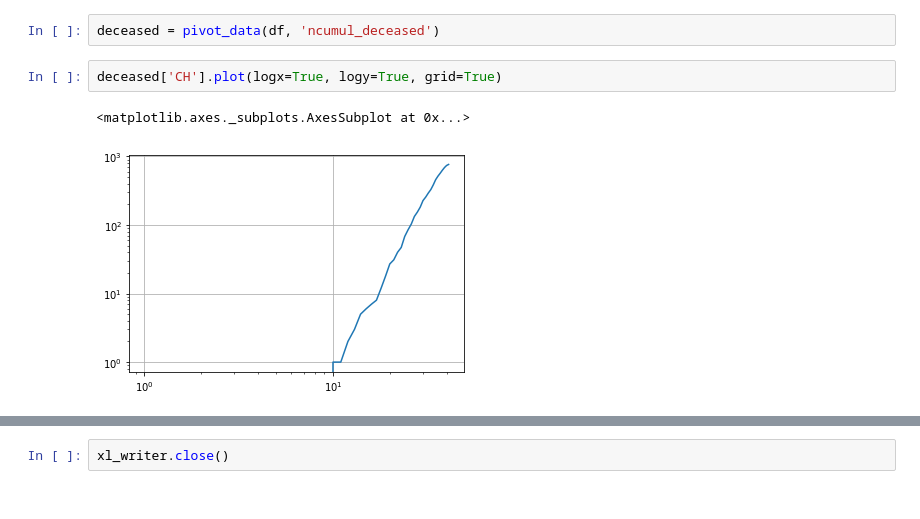
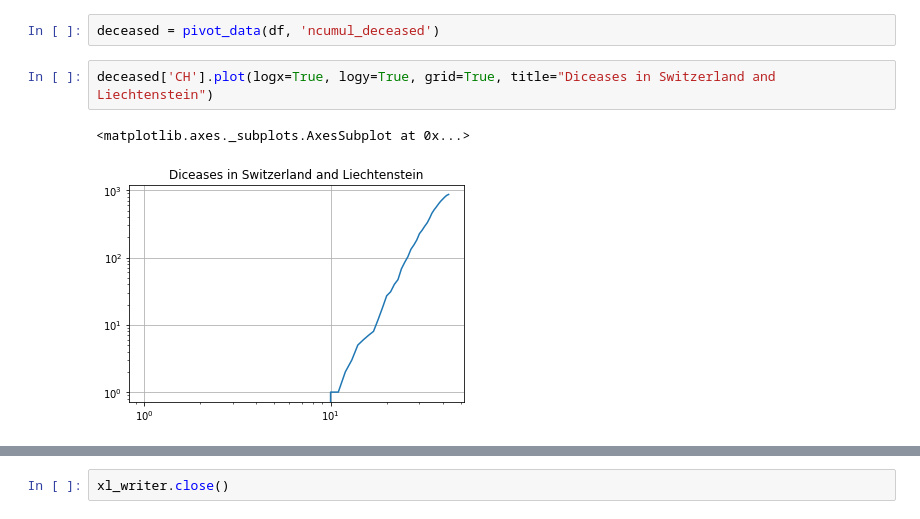
Before and after one commit to jpmieville/COVID-19_data_analyis, a Jupyter notebook: covid_19_swiss.ipynb, the cells around one changed output, grey strips where cells are left out. Drawn from its saved outputs; the diff is of its cells as text.

```diff
--- a/covid_19_swiss.ipynb
+++ b/covid_19_swiss.ipynb
@@ -50,10 +54,10 @@ cases[['CH', 'VD', 'TI', 'GE', 'ZH', 'BS']].plot(logy=True, logx=True, grid=True
 # %%
 deceased = pivot_data(df, 'ncumul_deceased')
 # %%
-deceased['CH'].plot(logx=True, logy=True, grid=True)
+deceased['CH'].plot(logx=True, logy=True, grid=True, title="Diceases in Switzerland and Liechtenstein")
 # %% [output]
 <matplotlib.axes._subplots.AxesSubplot at 0x...>
-[figure, old version]
+[figure, new version]
 # %%
 deceased[['CH', 'VD', 'TI', 'GE', 'ZH', 'BS']].plot(logy=True, logx=True, grid=True)
 # %% [output]
```
Also changed, not shown: parts of 16 cells of this notebook, 1 other file.
